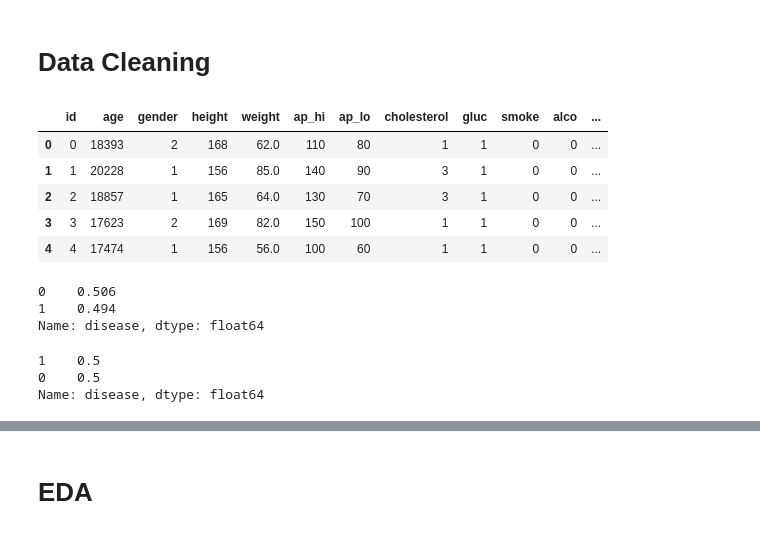
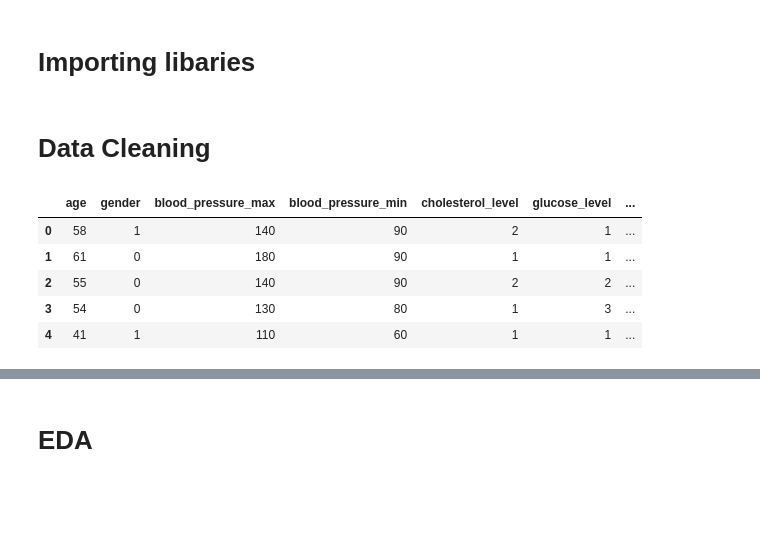
Before and after one commit to jackbustertann/cardiovascular_disease_detection, a Jupyter notebook: index.ipynb, the cells around one changed output, grey strips where cells are left out. Cells and saved outputs as stored; diff of their text form; code cells hidden in the pictures; blank space fills up the shorter version.

Commit message:
re-factoring data preprocessing section

```diff
--- a/index.ipynb
+++ b/index.ipynb
@@ -1,3 +1,5 @@
+# %% [markdown]
+# Importing libaries
 # %%
 import numpy as np
 import pandas as pd
@@ -9,10 +15,10 @@ import seaborn as sns
 # %%
-cardio_data = pd.read_csv('cardio_data.csv', sep = ';')
+cardio_data = pd.read_csv('data/cardio_data_clean.csv')
 cardio_data.head()
 # %% [output]
-|  | id | age | gender | height | weight | ap_hi | ap_lo | cholesterol | gluc | smoke | alco | ... |
-| 0 | 0 | 18393 | 2 | 168 | 62.0 | 110 | 80 | 1 | 1 | 0 | 0 | ... |
-| 1 | 1 | 20228 | 1 | 156 | 85.0 | 140 | 90 | 3 | 1 | 0 | 0 | ... |
-| 2 | 2 | 18857 | 1 | 165 | 64.0 | 130 | 70 | 3 | 1 | 0 | 0 | ... |
-| 3 | 3 | 17623 | 2 | 169 | 82.0 | 150 | 100 | 1 | 1 | 0 | 0 | ... |
-| 4 | 4 | 17474 | 1 | 156 | 56.0 | 100 | 60 | 1 | 1 | 0 | 0 | ... |
+|  | age | gender | blood_pressure_max | blood_pressure_min | cholesterol_level | glucose_level | ... |
+| 0 | 58 | 1 | 140 | 90 | 2 | 1 | ... |
+| 1 | 61 | 0 | 180 | 90 | 1 | 1 | ... |
+| 2 | 55 | 0 | 140 | 90 | 2 | 2 | ... |
+| 3 | 54 | 0 | 130 | 80 | 1 | 3 | ... |
+| 4 | 41 | 1 | 110 | 60 | 1 | 1 | ... |
@@ -49,7 +24,0 @@ cardio_data.drop(columns = ['id'], inplace = True)
-# %%
-cardio_data['disease'].value_counts(normalize = True).round(3)
-# very marginal class imbalance -> downsample minority class
-# %% [output]
-0    0.506
-1    0.494
-Name: disease, dtype: float64
@@ -62,6 +24,0 @@ cardio_data = pd.concat([disease, no_disease_reduced], axis = 0)
-# %%
-cardio_data['disease'].value_counts(normalize = True).round(3)
-# %% [output]
-1    0.5
-0    0.5
-Name: disease, dtype: float64
```
Also changed, not shown: parts of 24 cells of this notebook, 1 other file.
